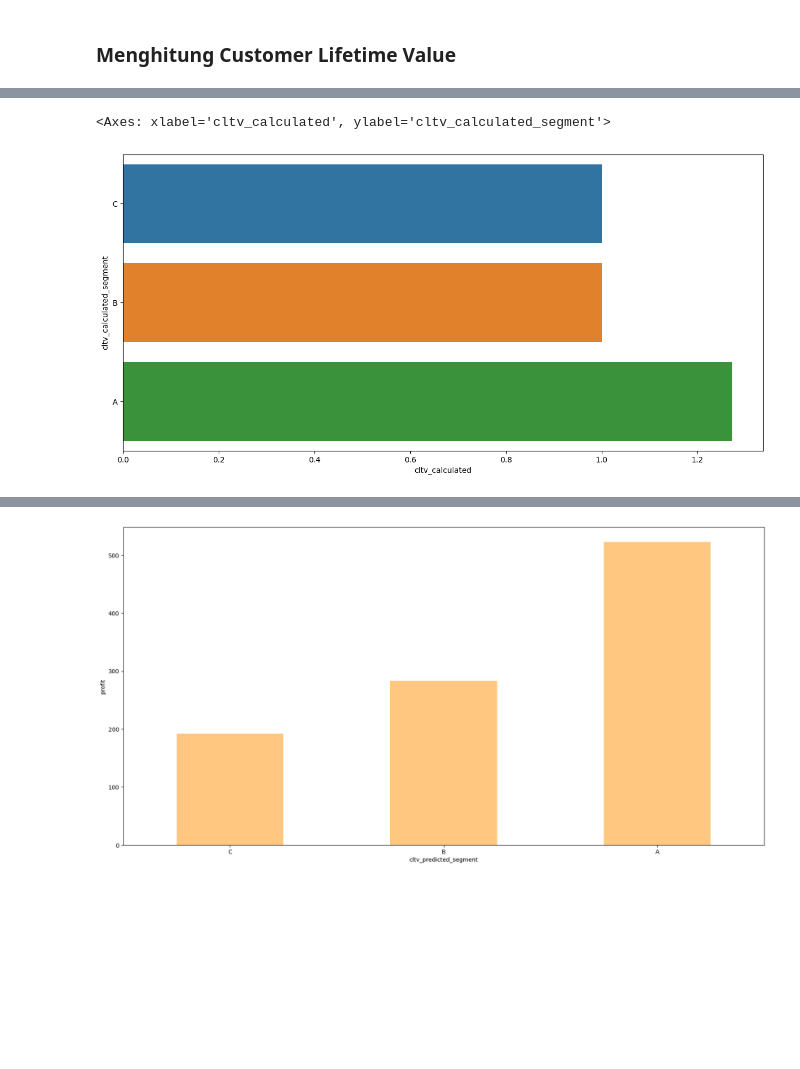
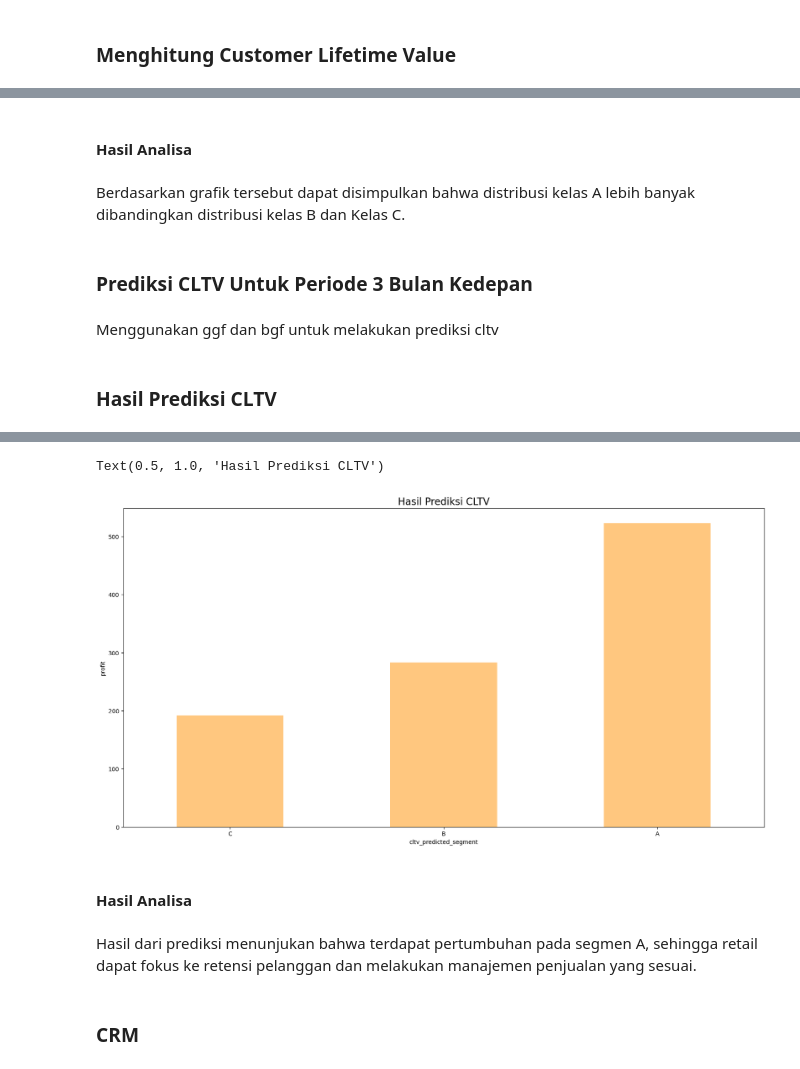
Before and after one commit to GLAZERadr/Data_Science_For_Industry_Task_3, a Jupyter notebook: Prediction.ipynb, the cells around one changed output, grey strips where cells are left out. Drawn from its saved outputs; the diff is of its cells as text; code cells hidden in the pictures; blank space fills up the shorter version.

```diff
--- a/Prediction.ipynb
+++ b/Prediction.ipynb
@@ -266,9 +281,9 @@ sns.barplot(x="cltv_calculated", y="segment", data=rfm_cltv, ci=None)
-# %%
-plt.figure(figsize=(15,7))
-sns.barplot(x="cltv_calculated", y="cltv_calculated_segment", data=rfm_cltv, ci=None)
-# %% [output]
-<Axes: xlabel='cltv_calculated', ylabel='cltv_calculated_segment'>
-[figure, removed]
+# %% [markdown]
+#### Hasil Analisa
+# %% [markdown]
+Berdasarkan grafik tersebut dapat disimpulkan bahwa distribusi kelas A lebih banyak dibandingkan distribusi kelas B dan Kelas C.
+# %% [markdown]
+### Prediksi CLTV Untuk Periode 3 Bulan Kedepan
 # %%
 def create_cltv_predicted(dataframe):
     today_date = datetime.datetime(2011, 12, 11)
@@ -342,6 +357,10 @@ def create_cltv_predicted(dataframe):
 
 
     return rfm
+# %% [markdown]
+Menggunakan ggf dan bgf untuk melakukan prediksi cltv
+# %% [markdown]
+### Hasil Prediksi CLTV
 # %%
 rfm_cltv_predicted = create_cltv_predicted(df)
 rfm_cltv_predicted.head()
@@ -356,11 +375,19 @@ rfm_cltv_predicted.head()
 # %%
 plt.figure(figsize=(20,10))
 rfm_cltv_predicted.groupby('cltv_predicted_segment').agg('expected_average_profit').mean().plot(kind='bar', colormap='copper_r');
 
 plt.ylabel("profit");
 plt.xticks(rotation=360);
+plt.title('Hasil Prediksi CLTV', fontsize=17)
 # %% [output]
+Text(0.5, 1.0, 'Hasil Prediksi CLTV')
-[figure, old version]
+[figure, new version]
+# %% [markdown]
+#### Hasil Analisa
+# %% [markdown]
+Hasil dari prediksi menunjukan bahwa terdapat pertumbuhan pada segmen A, sehingga retail dapat fokus ke retensi pelanggan dan melakukan manajemen penjualan yang sesuai.
+# %% [markdown]
+### CRM
 # %%
 crm_final = rfm_cltv.merge(rfm_cltv_predicted, on="CustomerID", how="left")
 crm_final.head(10)
```
Also changed, not shown: parts of 10 cells of this notebook.
